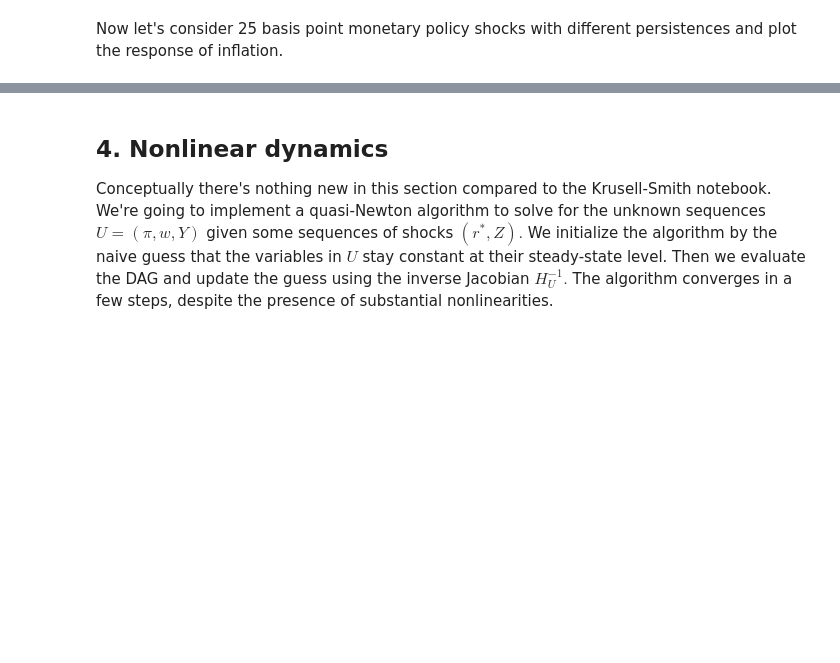
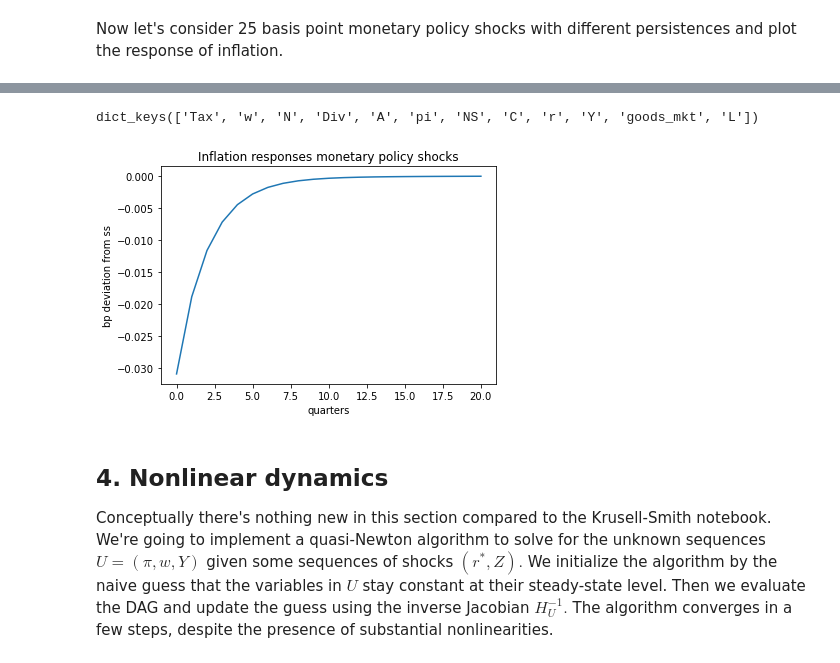
Before and after one commit to giovannisciacovelli/sequence-jacobian, a Jupyter notebook: hank.ipynb, the cells around one changed output, grey strips where cells are left out. Cells and saved outputs as stored; diff of their text form; code cells hidden in the pictures; blank space fills up the shorter version.

```diff
--- a/hank.ipynb
+++ b/hank.ipynb
@@ -362,3 +362,17 @@ plt.show()
+# %%
+G.keys()
+# %% [output]
+dict_keys(['Tax', 'w', 'N', 'Div', 'A', 'pi', 'NS', 'C', 'r', 'Y', 'goods_mkt', 'L'])
+# %%
+dmk = G['goods_mkt']['rstar'] @ drstar
+
+plt.plot(10000 * dmk[:21])
+plt.title(r'Inflation responses monetary policy shocks')
+plt.xlabel('quarters')
+plt.ylabel('bp deviation from ss')
+plt.show()
+# %% [output]
+[figure, added]
 # %% [markdown]
 <a id="4-nonlinear"></a>
 
```
Also changed, not shown: parts of 11 cells of this notebook, 4 other files.
